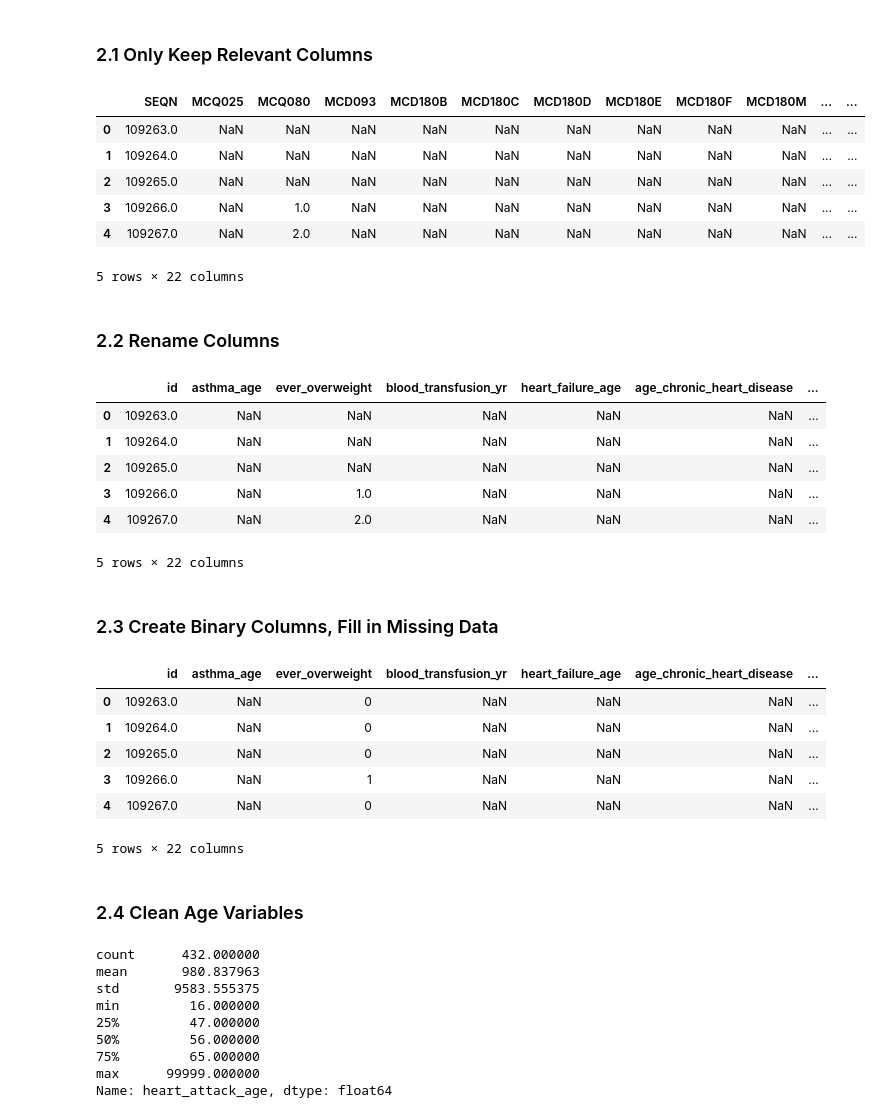
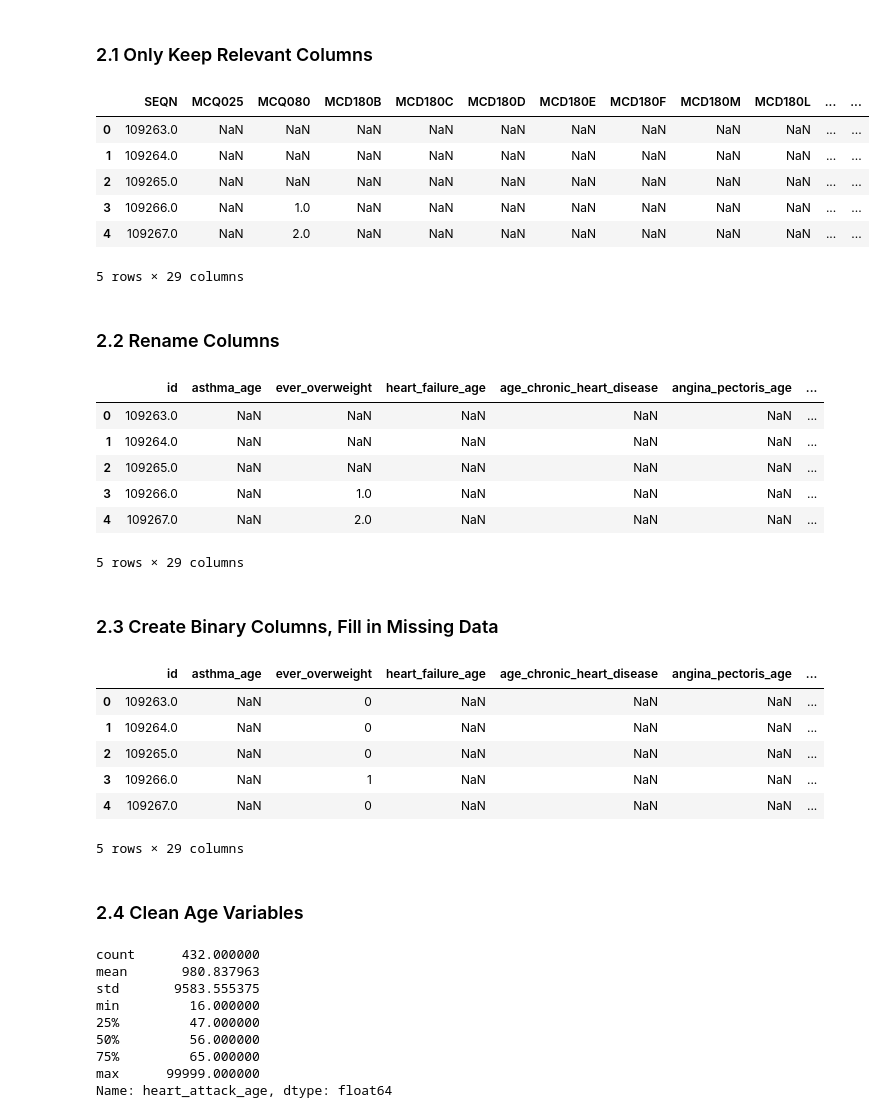
Before and after one commit to equitymarkets/HeartAttackPrediction, a Jupyter notebook: Medical_Conditions_Cleaning.ipynb, the cells around one changed output. Cells and saved outputs as stored; diff of their text form; code cells hidden in the pictures.

Commit message:
updated cleaning file

```diff
--- a/Medical_Conditions_Cleaning.ipynb
+++ b/Medical_Conditions_Cleaning.ipynb
@@ -52,44 +52,58 @@ df['SEQN'].nunique()
 # %% [markdown]
 ### 2.1 Only Keep Relevant Columns
 # %%
-df_2 = df[['SEQN', 'MCQ025', 'MCQ080', 'MCD093', 'MCD180B', 'MCD180C', 'MCD180D', 'MCD180E', 'MCD180F',
+df_2 = df[['SEQN', 'MCQ025', 'MCQ080', 'MCD180B', 'MCD180C', 'MCD180D', 'MCD180E', 'MCD180F',
            'MCD180M', 'MCD180L', 'MCQ510A', 'MCQ510B', 'MCQ510C', 'MCQ510D', 'MCQ510E', 'MCQ510F', 'MCQ570',
-           'MCQ300B', 'MCQ300C', 'MCQ300A', 'MCQ160E']]
+           'MCQ300B', 'MCQ300C', 'MCQ300A', 'MCQ160E',
+           'MCQ010', 'MCQ160B', 'MCQ160C', 'MCQ160D', 'MCQ160F', 'MCQ160M', 'MCQ160L', 'MCQ560']]
 df_2 = df_2.copy()
 df_2.head()
 # %% [output]
-|  | SEQN | MCQ025 | MCQ080 | MCD093 | MCD180B | MCD180C | MCD180D | MCD180E | MCD180F | MCD180M | ... | ... |
+|  | SEQN | MCQ025 | MCQ080 | MCD180B | MCD180C | MCD180D | MCD180E | MCD180F | MCD180M | MCD180L | ... | ... |
 | 0 | 109263.0 | NaN | NaN | NaN | NaN | NaN | NaN | NaN | NaN | NaN | ... | ... |
 | 1 | 109264.0 | NaN | NaN | NaN | NaN | NaN | NaN | NaN | NaN | NaN | ... | ... |
 | 2 | 109265.0 | NaN | NaN | NaN | NaN | NaN | NaN | NaN | NaN | NaN | ... | ... |
 | 3 | 109266.0 | NaN | 1.0 | NaN | NaN | NaN | NaN | NaN | NaN | NaN | ... | ... |
 | 4 | 109267.0 | NaN | 2.0 | NaN | NaN | NaN | NaN | NaN | NaN | NaN | ... | ... |
-5 rows × 22 columns
+5 rows × 29 columns
 # %% [markdown]
 ### 2.2 Rename Columns
 # %%
-df_2 = df_2.rename(columns={'SEQN':'id', 'MCQ025':'asthma_age', 'MCQ080':'ever_overweight',
-                            'MCD093':'blood_transfusion_yr', 'MCD180B':'heart_failure_age',
-                            'MCD180C':'age_chronic_heart_disease', 'MCD180D':'angina_pectoris_age',
-                            'MCQ160E':'heart_attack',
-                            'MCD180E':'heart_attack_age', 'MCD180F':'stroke_age', 'MCD180M':'thyroid_age',
-                            'MCD180L':'liver_age', 'MCQ510A':'fatty_liver', 'MCQ510B':'liver_fibrosis',
+df_2 = df_2.rename(columns={'SEQN':'id', 'MCQ025':'asthma_age', 'MCQ010':'asthma', 'MCQ080':'ever_overweight',
+                            'MCD180B':'heart_failure_age', 'MCQ160B':'heart_failure',
+                            'MCD180C':'age_chronic_heart_disease', 'MCQ160C':'chronic_heart_disease',
+                            'MCD180D':'angina_pectoris_age', 'MCQ160D':'angina_pectoris',
+                            'MCQ160E':'heart_attack', 'MCD180E':'heart_attack_age',
+                            'MCD180F':'stroke_age', 'MCQ160F':'stroke',
+                            'MCD180M':'thyroid_age', 'MCQ160M':'thyroid',
+                            'MCD180L':'liver_age', 'MCQ160L':'liver',
+                            'MCQ510A':'fatty_liver', 'MCQ510B':'liver_fibrosis',
                             'MCQ510C':'liver_cirrhosis', 'MCQ510D':'liver_viral_hepatitis',
                             'MCQ510E':'liver_autoimmune_hepatitis', 'MCQ510F':'other_liver_disease',
-                            'MCQ570':'gallbladder_pr_age', 'MCQ300B':'relative_asthma',
+                            'MCQ570':'gallbladder_pr_age', 'MCQ560':'gallbladder_pr', 'MCQ300B':'relative_asthma',
                             'MCQ300C':'relative_diabetes', 'MCQ300A':'relative_heart_attack'})
 df_2.head()
 # %% [output]
-|  | id | asthma_age | ever_overweight | blood_transfusion_yr | heart_failure_age | age_chronic_heart_disease | ... |
+|  | id | asthma_age | ever_overweight | heart_failure_age | age_chronic_heart_disease | angina_pectoris_age | ... |
 | 0 | 109263.0 | NaN | NaN | NaN | NaN | NaN | ... |
 | 1 | 109264.0 | NaN | NaN | NaN | NaN | NaN | ... |
 | 2 | 109265.0 | NaN | NaN | NaN | NaN | NaN | ... |
 | 3 | 109266.0 | NaN | 1.0 | NaN | NaN | NaN | ... |
 | 4 | 109267.0 | NaN | 2.0 | NaN | NaN | NaN | ... |
-5 rows × 22 columns
+5 rows × 29 columns
 # %% [markdown]
 ### 2.3 Create Binary Columns, Fill in Missing Data
 # %%
+df_2['asthma'] = np.where(df_2['asthma']==1, 1, 0)
+df_2['heart_failure'] = np.where(df_2['heart_failure']==1, 1, 0)
+df_2['chronic_heart_disease'] = np.where(df_2['chronic_heart_disease']==1, 1, 0)
+df_2['angina_pectoris'] = np.where(df_2['angina_pectoris']==1, 1, 0)
+df_2['heart_attack'] = np.where(df_2['heart_attack']==1, 1, 0)
+df_2['stroke'] = np.where(df_2['stroke']==1, 1, 0)
+df_2['thyroid'] = np.where(df_2['thyroid']==1, 1, 0)
+df_2['liver'] = np.where(df_2['liver']==1, 1, 0)
+df_2['gallbladder_pr'] = np.where(df_2['gallbladder_pr']==1, 1, 0)
+
 df_2['ever_overweight'] = np.where(df_2['ever_overweight']==1, 1, 0)
 df_2['fatty_liver'] = np.where(df_2['fatty_liver']==1, 1, 0)
 df_2['liver_fibrosis'] = np.where(df_2['liver_fibrosis']==2, 1, 0)
@@ -103,15 +117,15 @@ df_2['relative_heart_attack'] = np.where(df_2['relative_heart_attack']==1, 1, 0)
 df_2['heart_attack'] = np.where(df_2['heart_attack']==1, 1, 0)
 df_2.head()
 # %% [output]
-|  | id | asthma_age | ever_overweight | blood_transfusion_yr | heart_failure_age | age_chronic_heart_disease | ... |
+|  | id | asthma_age | ever_overweight | heart_failure_age | age_chronic_heart_disease | angina_pectoris_age | ... |
 | 0 | 109263.0 | NaN | 0 | NaN | NaN | NaN | ... |
 | 1 | 109264.0 | NaN | 0 | NaN | NaN | NaN | ... |
 | 2 | 109265.0 | NaN | 0 | NaN | NaN | NaN | ... |
 | 3 | 109266.0 | NaN | 1 | NaN | NaN | NaN | ... |
 | 4 | 109267.0 | NaN | 0 | NaN | NaN | NaN | ... |
-5 rows × 22 columns
+5 rows × 29 columns
-# %% [markdown]
-### 2.4 Clean Age Variables
+# %% [markdown]
+### 2.4 Clean Age Variables
 # %%
 df_2['heart_attack_age'].describe()
 # %% [output]
```
Also changed, not shown: parts of 32 cells of this notebook, 1 other file.
